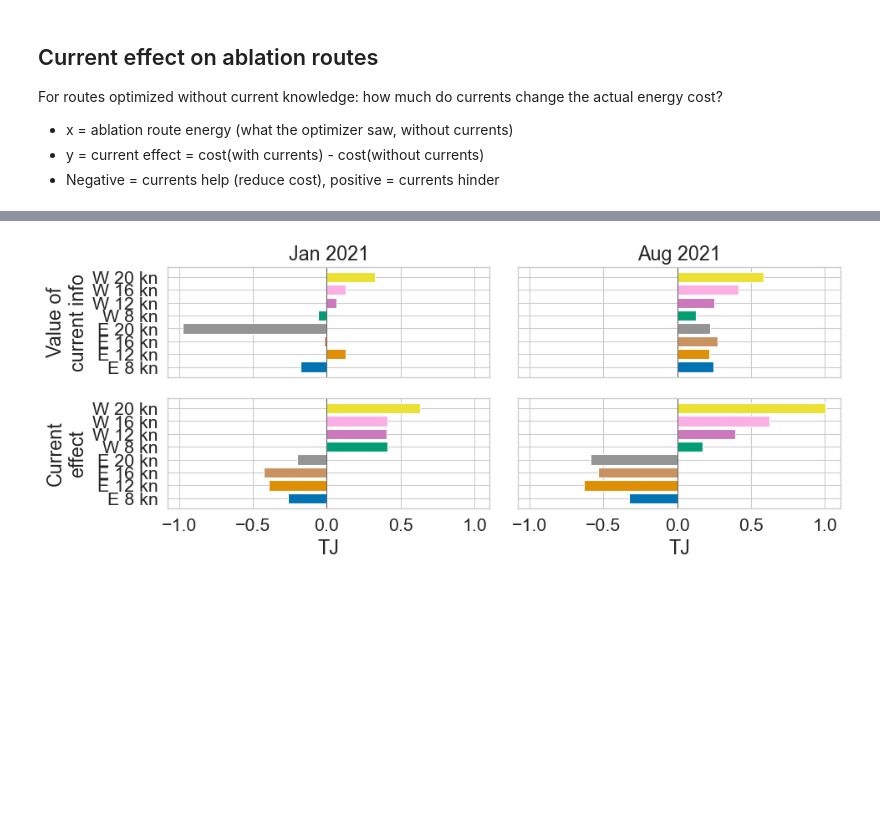
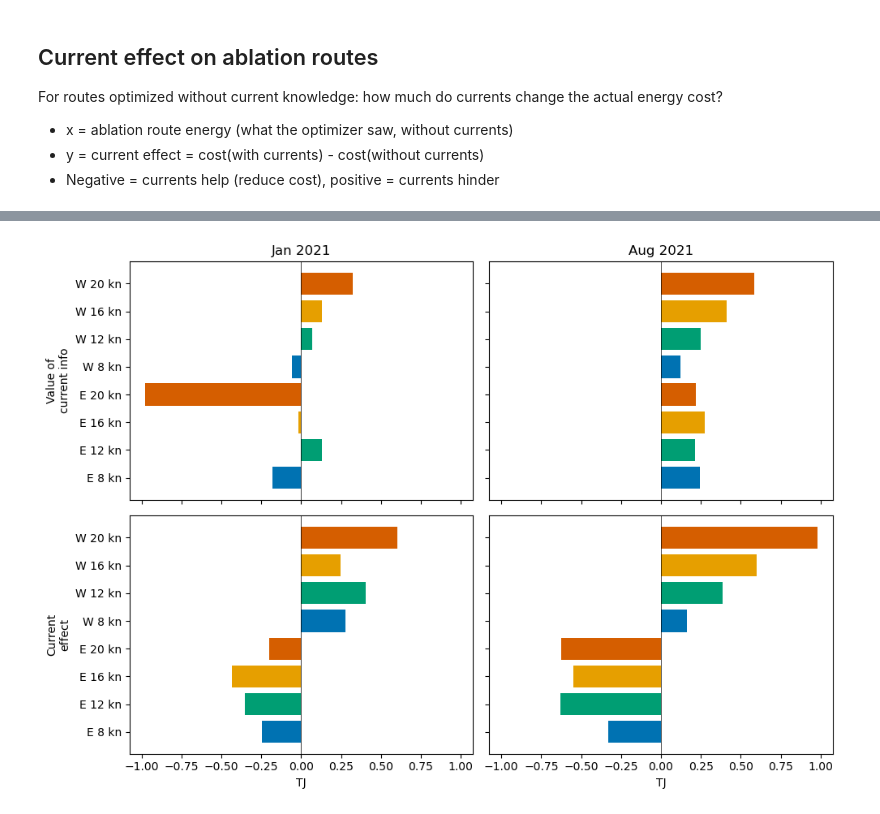
Before and after one commit to willirath/ship_routing, a Jupyter notebook: experiments/cost_001/notebooks/040_ablation_no_currents.ipynb, the cells around one changed output, grey strips where cells are left out. Cells and saved outputs as stored; diff of their text form; code cells hidden in the pictures; blank space fills up the shorter version.

```diff
--- a/experiments/cost_001/notebooks/040_ablation_no_currents.ipynb
+++ b/experiments/cost_001/notebooks/040_ablation_no_currents.ipynb
@@ -9,7 +9,6 @@ from pathlib import Path
 import numpy as np
 import pandas as pd
 import matplotlib.pyplot as plt
-import seaborn as sns
 import cartopy.crs as ccrs
 import cartopy.feature as cfeature
 import cmocean
@@ -21,13 +20,13 @@ from load_results import (
     filter_kinked_routes,
     get_journey_params_df,
     get_elite_df,
+    SPEED_COLORS,
 )
 from ship_routing.core.data import load_currents, load_waves, load_winds
 from ship_routing.core.hashable_dataset import make_hashable
 from ship_routing.core.routes import Route, WayPoint
 from ship_routing.core.config import SHIP_DEFAULT, PHYSICS_DEFAULT
 
-sns.set_theme(style="whitegrid", context="paper", font_scale=1.75)
 warnings.filterwarnings("ignore")
 
 FIG_DIR = Path("../figures")
@@ -429,22 +439,22 @@ reeval[["case", "dir_speed", "month", "n_base", "n_nc",
 | 14 | Jan W 20kn | W 20 kn | Jan 2021 | 10 | 10 | 22.040322 | 21.734605 | 22.364593 | ... |
 | 15 | Jan W 8kn | W 8 kn | Jan 2021 | 9 | 14 | 10.753923 | 10.285792 | 10.697395 | ... |
 # %%
-# Bar chart (%) — Jan / Aug side by side, color by dir+speed
+# Bar chart (%) — Jan / Aug side by side, colour by speed (shared SPEED_COLORS)
 dir_speed_order = ["E 8 kn", "E 12 kn", "E 16 kn", "E 20 kn", "W 8 kn", "W 12 kn", "W 16 kn", "W 20 kn"]
 y = np.arange(len(dir_speed_order))
+bar_colors = [SPEED_COLORS[float(ds.split()[1])] for ds in dir_speed_order]
 
-fig, axes = plt.subplots(2, 2, figsize=(10, 4.25), sharey=True, sharex=True)
+fig, axes = plt.subplots(2, 2, figsize=(10, 7), sharey=True, sharex=True)
 
 for col, month_label in enumerate(["Jan 2021", "Aug 2021"]):
     sub = reeval[reeval.month == month_label].set_index("dir_speed").loc[dir_speed_order]
-    colors = [DIR_SPEED_PALETTE[ds] for ds in dir_speed_order]
 
-    axes[0, col].barh(y, sub["value_of_info_%"], color=colors)
+    axes[0, col].barh(y, sub["value_of_info_%"], color=bar_colors)
     axes[0, col].axvline(0, color="k", lw=0.5)
     axes[0, col].set_title(month_label)
     axes[0, col].invert_yaxis()
 
-    axes[1, col].barh(y, sub["current_effect_%"], color=colors)
+    axes[1, col].barh(y, sub["current_effect_%"], color=bar_colors)
     axes[1, col].axvline(0, color="k", lw=0.5)
     axes[1, col].invert_yaxis()
 
@@ -457,5 +467,6 @@ axes[1, 1].set_xlabel("%")
 
 fig.tight_layout()
 fig.savefig(FIG_DIR / "040_ablation_bars_pct.pdf", bbox_inches="tight")
+fig.savefig(FIG_DIR / "040_ablation_bars_pct.png", bbox_inches="tight", dpi=150)
 plt.show()
 # %% [output]
@@ -463,29 +474,29 @@ plt.show()
 # %%
-# Bar chart (TJ) — Jan / Aug side by side, color by dir+speed
-fig, axes = plt.subplots(2, 2, figsize=(10, 4.25), sharey=True, sharex=True)
+# Bar chart (TJ) — Jan / Aug side by side, colour by speed (shared SPEED_COLORS)
+fig, axes = plt.subplots(2, 2, figsize=(10, 7), sharey=True, sharex=True)
 
 for col, month_label in enumerate(["Jan 2021", "Aug 2021"]):
     sub = reeval[reeval.month == month_label].set_index("dir_speed").loc[dir_speed_order]
-    colors = [DIR_SPEED_PALETTE[ds] for ds in dir_speed_order]
 
-    axes[0, col].barh(y, sub["value_of_info_TJ"], color=colors)
+    axes[0, col].barh(y, sub["value_of_info_TJ"], color=bar_colors)
     axes[0, col].axvline(0, color="k", lw=0.5)
     axes[0, col].set_title(month_label)
     axes[0, col].invert_yaxis()
 
-    axes[1, col].barh(y, sub["current_effect_TJ"], color=colors)
+    axes[1, col].barh(y, sub["current_effect_TJ"], color=bar_colors)
     axes[1, col].axvline(0, color="k", lw=0.5)
     axes[1, col].invert_yaxis()
 
 axes[0, 0].set_yticks(y)
 axes[0, 0].set_yticklabels(dir_speed_order)
 axes[0, 0].set_ylabel("Value of\ncurrent info")
 axes[1, 0].set_ylabel("Current\neffect")
 axes[1, 0].set_xlabel("TJ")
 axes[1, 1].set_xlabel("TJ")
 
 fig.tight_layout()
 fig.savefig(FIG_DIR / "040_ablation_bars_TJ.pdf", bbox_inches="tight")
+fig.savefig(FIG_DIR / "040_ablation_bars_TJ.png", bbox_inches="tight", dpi=150)
 plt.show()
 # %% [output]
-[figure, old version]
+[figure, new version]
```
Also changed, not shown: parts of 4 cells of this notebook, 32 other files.
